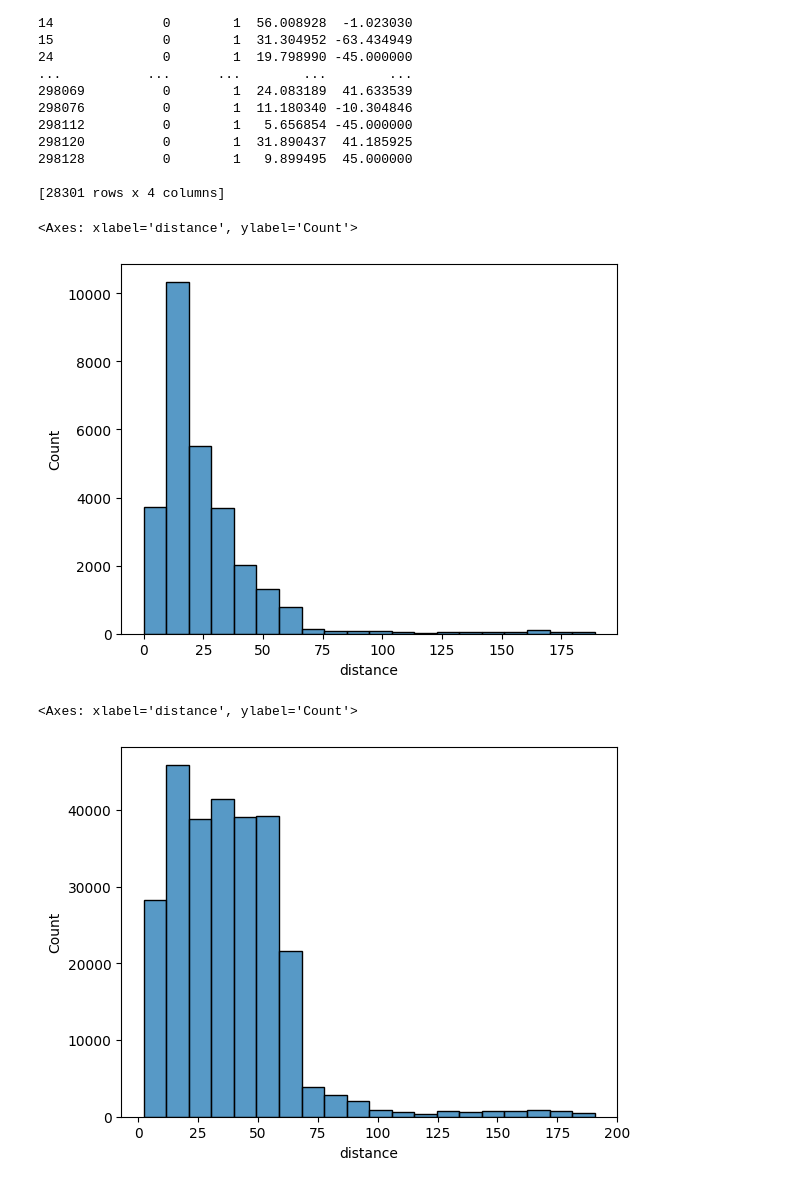
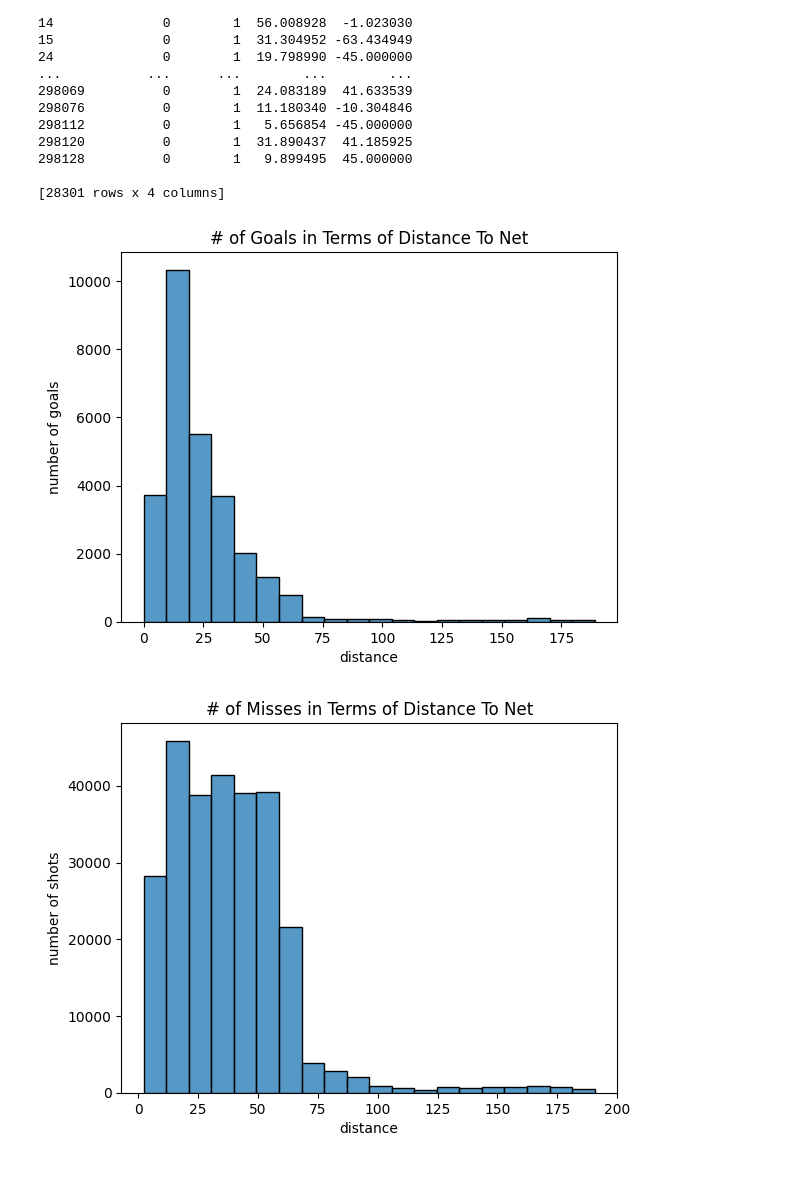
Before and after one commit to Jay-D13/IFT6758-A5-NHL, a Jupyter notebook: ift6758/features/Question02_Features.ipynb, the cells around one changed output. Saved outputs shown, nothing was run; the diff lists cells and outputs as text; code cells hidden in the pictures.

```diff
--- a/ift6758/features/Question02_Features.ipynb
+++ b/ift6758/features/Question02_Features.ipynb
@@ -96,13 +97,15 @@ print(goals)
 
 [28301 rows x 4 columns]
 # %%
-sns.histplot(data = goals, x = 'distance', bins = 20)
+ax = sns.histplot(data = goals, x = 'distance', bins = 20)
+ax.set(title='# of Goals in Terms of Distance To Net',xlabel = 'distance', ylabel='number of goals')
+plt.show()
 # %% [output]
-<Axes: xlabel='distance', ylabel='Count'>
-[figure, old version]
+[figure, new version]
 # %%
-sns.histplot(data = shots, x = 'distance', bins = 20)
+ax1 = sns.histplot(data = shots, x = 'distance', bins = 20)
+ax1.set(title='# of Misses in Terms of Distance To Net',xlabel = 'distance', ylabel='number of shots')
+plt.show()
 # %% [output]
-<Axes: xlabel='distance', ylabel='Count'>
-[figure, old version]
+[figure, new version]
 # %%
```
Also changed, not shown: parts of 4 cells of this notebook, 1 other file.
